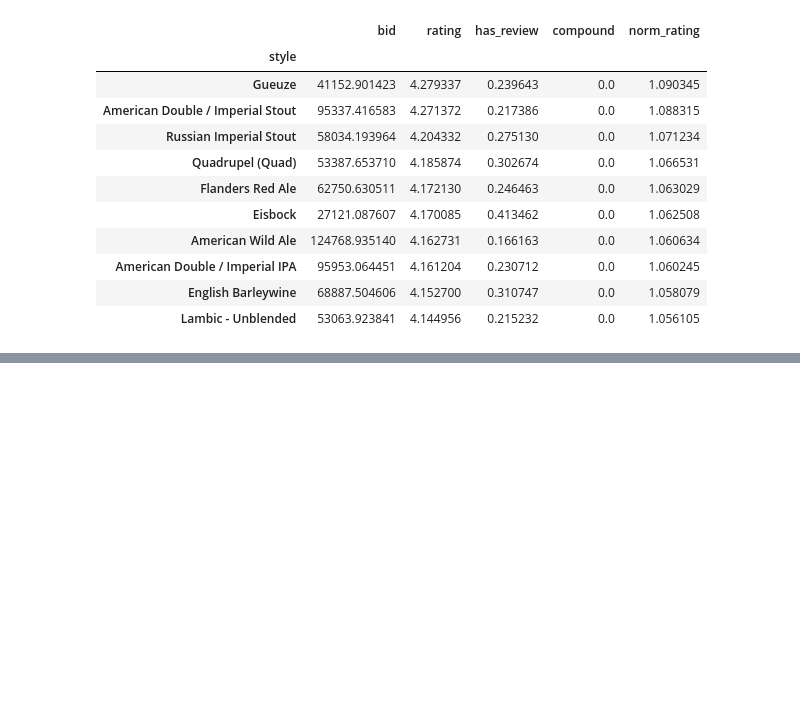
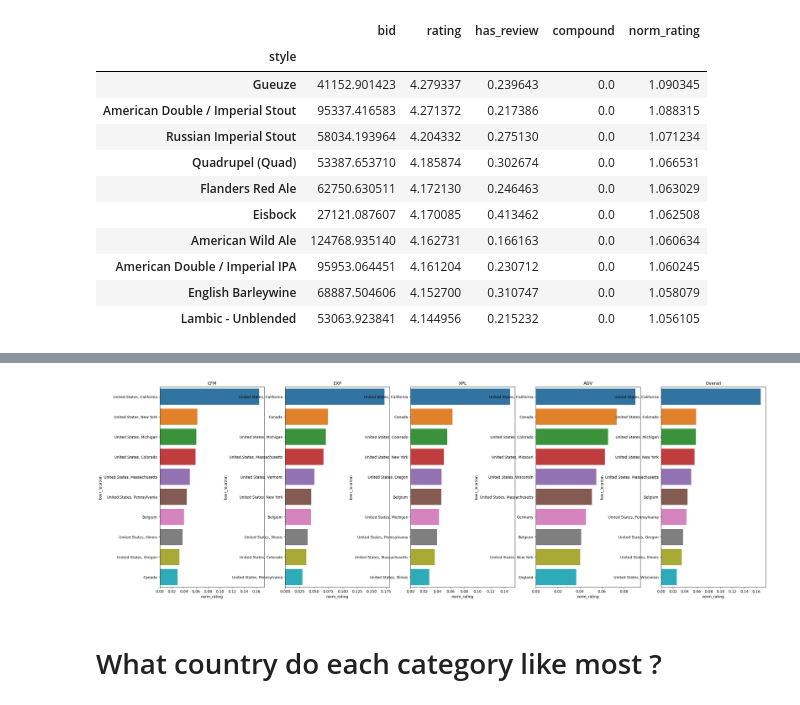
Before and after one commit to epfl-ada/ada-2022-project-analyteam, a Jupyter notebook: categories_style.ipynb, the cells around one changed output, grey strips where cells are left out. Saved outputs shown, nothing was run; the diff lists cells and outputs as text; code cells hidden in the pictures; blank space fills up the shorter version.

```diff
--- a/categories_style.ipynb
+++ b/categories_style.ipynb
@@ -450,0 +700,3 @@ TODO: 1) add in the analysis the baseline of all users regardless of category
+# %%
+# merge with scores_df
+beers_breweries_ratings_scores_df = pd.merge(beers_breweries_ratings_df, scores_ddf, left_on="uid", right_on="uid", how="left")
@@ -450,0 +759,7 @@ TODO: 1) add in the analysis the baseline of all users regardless of category
+# %%
+# only keep beer_id, location, rating, and score
+beers_breweries_ratings_scores_df = beers_breweries_ratings_scores_df[["beer_id", "uid", "location_x", "rating", "is_cfm", "is_exp", "is_xpl", "is_adv"]]
+
+# rename location_x to beer_location
+beers_breweries_ratings_scores_df = beers_breweries_ratings_scores_df.rename(columns={"location_x": "beer_location"})
+beers_breweries_ratings_scores_df.head()
@@ -450,0 +793,21 @@ TODO: 1) add in the analysis the baseline of all users regardless of category
+# %%
+# normalize by total number of ratings for each category
+cfm_ratings_by_location["norm_rating"] = cfm_ratings_by_location["rating"] / cfm_ratings_by_location["rating"].sum()
+exp_ratings_by_location["norm_rating"] = exp_ratings_by_location["rating"] / exp_ratings_by_location["rating"].sum()
+xpl_ratings_by_location["norm_rating"] = xpl_ratings_by_location["rating"] / xpl_ratings_by_location["rating"].sum()
+adv_ratings_by_location["norm_rating"] = adv_ratings_by_location["rating"] / adv_ratings_by_location["rating"].sum()
+overall_ratings_by_location["norm_rating"] = overall_ratings_by_location["rating"] / overall_ratings_by_location["rating"].sum()
+
+# sort by number of ratings
+cfm_ratings_by_location = cfm_ratings_by_location.sort_values(by="rating", ascending=False)
+exp_ratings_by_location = exp_ratings_by_location.sort_values(by="rating", ascending=False)
+xpl_ratings_by_location = xpl_ratings_by_location.sort_values(by="rating", ascending=False)
+adv_ratings_by_location = adv_ratings_by_location.sort_values(by="rating", ascending=False)
+overall_ratings_by_location = overall_ratings_by_location.sort_values(by="rating", ascending=False)
+
+# get top 10 locations
+cfm_ratings_by_location = cfm_ratings_by_location.head(10)
+exp_ratings_by_location = exp_ratings_by_location.head(10)
+xpl_ratings_by_location = xpl_ratings_by_location.head(10)
+adv_ratings_by_location = adv_ratings_by_location.head(10)
+overall_ratings_by_location = overall_ratings_by_location.head(10)
@@ -450,0 +829,16 @@ TODO: 1) add in the analysis the baseline of all users regardless of category
+# %%
+# plot top 10 locations for each category and overall using horizontal bar chart(seaborn)
+fig, ax = plt.subplots(1, 5, figsize=(30, 10))
+sns.barplot(x="norm_rating", y=cfm_ratings_by_location.index, data=cfm_ratings_by_location, ax=ax[0])
+sns.barplot(x="norm_rating", y=exp_ratings_by_location.index, data=exp_ratings_by_location, ax=ax[1])
+sns.barplot(x="norm_rating", y=xpl_ratings_by_location.index, data=xpl_ratings_by_location, ax=ax[2])
+sns.barplot(x="norm_rating", y=adv_ratings_by_location.index, data=adv_ratings_by_location, ax=ax[3])
+sns.barplot(x="norm_rating", y=overall_ratings_by_location.index, data=overall_ratings_by_location, ax=ax[4])
+ax[0].set_title("CFM")
+ax[1].set_title("EXP")
+ax[2].set_title("XPL")
+ax[3].set_title("ADV")
+ax[4].set_title("Overall")
+plt.show()
+# %% [output]
+[figure, added]
@@ -450,0 +880,2 @@ TODO: 1) add in the analysis the baseline of all users regardless of category
+# %% [markdown]
+# What country do each category like most ?
```
Also changed, not shown: parts of 51 cells of this notebook.
